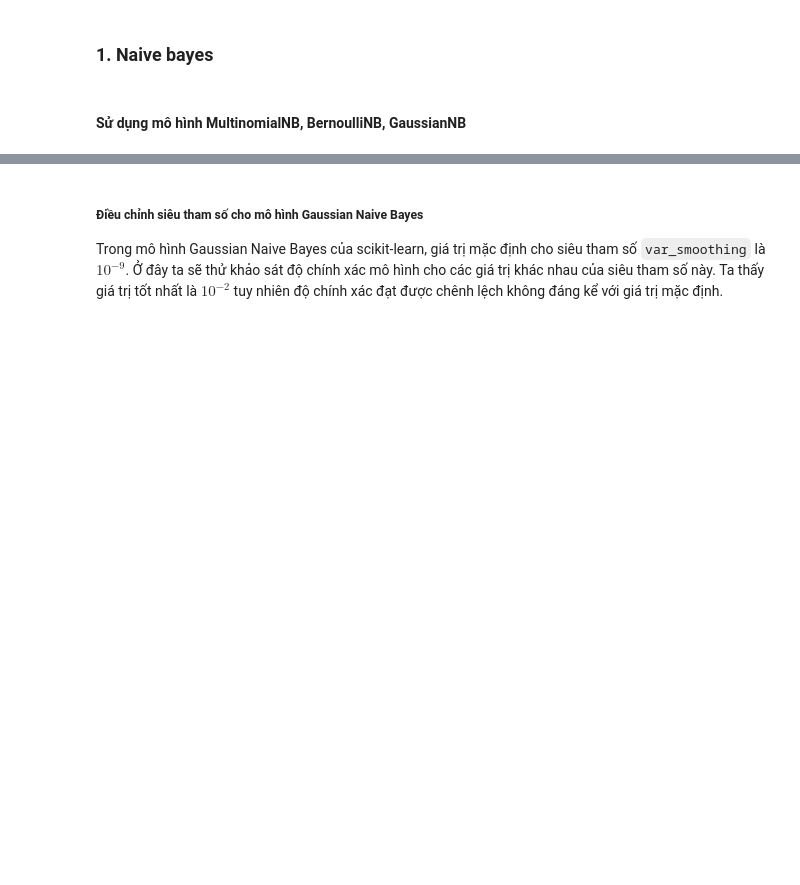
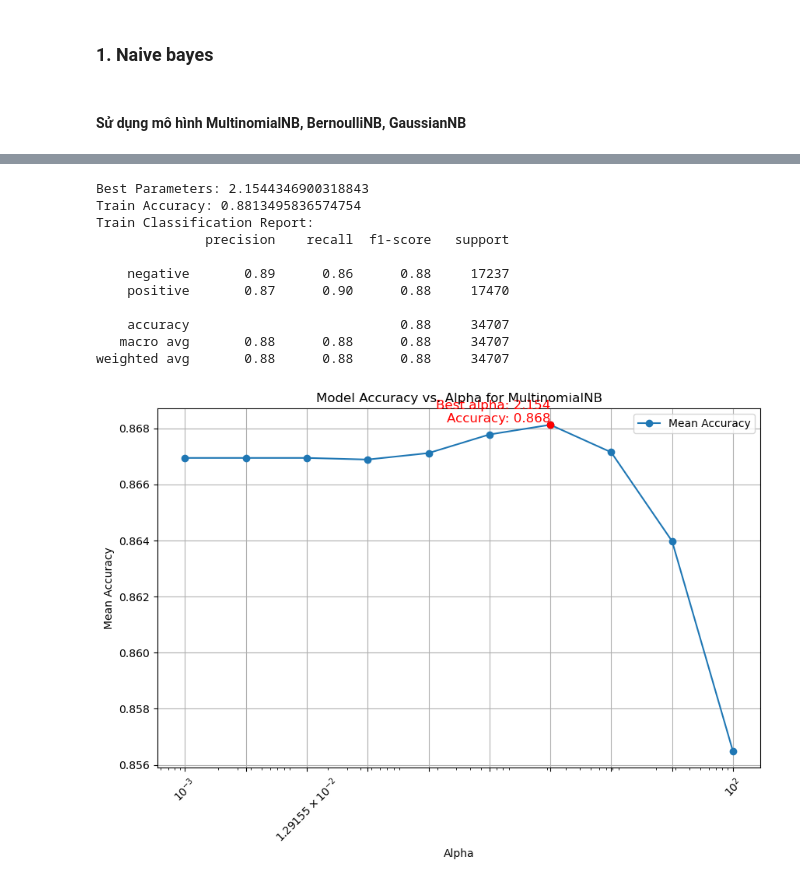
Before and after one commit to PhucLe1725/Group_4-Sentiment_Analysis, a Jupyter notebook: src/python/Naive_Bayes.ipynb, the cells around one changed output, grey strips where cells are left out. Cells and saved outputs as stored; diff of their text form; code cells hidden in the pictures; blank space fills up the shorter version.

```diff
--- a/src/python/Naive_Bayes.ipynb
+++ b/src/python/Naive_Bayes.ipynb
@@ -38,11 +38,10 @@ from sklearn.metrics import accuracy_score, classification_report
 # %%
 # Chuyển dữ liệu sang đặc trưng số sử dụng TF-IDF
 tfidf = TfidfVectorizer(max_features=10000, ngram_range=(1, 2))
+X = tfidf.fit_transform(data['Processed_Review']).toarray()
+# Chia data thành các tập train và test
+y = data['sentiment']
+X_train, X_test, y_train, y_test = train_test_split(X, y, test_size=0.3, random_state=1)
-# %%
-# Chia data thành các tập train và test
-X = tfidf.fit_transform(data['Processed_Review']).toarray()
-y = data['sentiment']
-X_train, X_test, y_train, y_test = train_test_split(X, y, test_size=0.2, random_state=1)
 # %% [markdown]
 ## Các mô hình
 # %% [markdown]
@@ -97,6 +96,71 @@ weighted avg       0.87      0.87      0.87      9917
 
 
 ------------------------------
-# %% [markdown]
-##### Điều chỉnh siêu tham số cho mô hình Gaussian Naive Bayes
-Trong mô hình Gaussian Naive Bayes của scikit-learn, giá trị mặc định cho siêu tham số `var_smoothing` là $10^{-9}$. Ở đây ta sẽ thử khảo sát độ chính xác mô hình cho các giá trị khác nhau của siêu tham số này. Ta thấy giá trị tốt nhất là $10^{-2}$ tuy nhiên độ chính xác đạt được chênh lệch không đáng kể với giá trị mặc định.
+# %%
+import numpy as np
+import matplotlib.pyplot as plt
+from sklearn.model_selection import GridSearchCV
+from sklearn.metrics import accuracy_score, classification_report
+from sklearn.naive_bayes import MultinomialNB
+
+# Định nghĩa các giá trị của siêu tham số alpha
+parameters = {'alpha': np.logspace(-3, 2, num=10)}
+
+# Tạo mô hình Multinomial Naive Bayes
+mnb = MultinomialNB()
+
+# Sử dụng GridSearchCV để tìm kiếm siêu tham số tốt nhất trên tập train với 5-fold cross-validation
+clf = GridSearchCV(mnb, parameters, cv=10)
+clf.fit(X_train, y_train)
+
+# Lấy giá trị alpha tốt nhất từ GridSearchCV
+best_alpha = clf.best_params_['alpha']
+
+# Đánh giá mô hình trên tập train với alpha tốt nhất
+best_mnb = MultinomialNB(alpha=best_alpha)
+best_mnb.fit(X_train, y_train)
+y_train_pred = best_mnb.predict(X_train)
+
+# Đánh giá mô hình
+train_accuracy = accuracy_score(y_train, y_train_pred)
+train_report = classification_report(y_train, y_train_pred)
+
+print(f"Best Parameters: {clf.best_params_['alpha']}")
+print(f'Train Accuracy: {train_accuracy}')
+print('Train Classification Report:')
+print(train_report)
+
+# Vẽ biểu đồ độ chính xác trung bình so với các giá trị alpha
+mean_accuracy = clf.cv_results_['mean_test_score']
+alpha_values = parameters['alpha']
+
+plt.figure(figsize=(10, 6))
+plt.plot(alpha_values, mean_accuracy, marker='o', label='Mean Accuracy')
+
+# Highlight the best alpha value
+best_accuracy = max(mean_accuracy)
+plt.scatter([best_alpha], [best_accuracy], color='red', zorder=5)
+plt.text(best_alpha, best_accuracy, f'Best alpha: {best_alpha:.3f}\nAccuracy: {best_accuracy:.3f}',
+         horizontalalignment='right', verticalalignment='bottom', fontsize=12, color='red')
+
+plt.title('Model Accuracy vs. Alpha for MultinomialNB')
+plt.xlabel('Alpha')
+plt.ylabel('Mean Accuracy')
+plt.xscale('log')
+plt.xticks(alpha_values, rotation=45)
+plt.grid()
+plt.legend()
+plt.show()
+# %% [output]
+Best Parameters: 2.1544346900318843
+Train Accuracy: 0.8813495836574754
+Train Classification Report:
+              precision    recall  f1-score   support
+
+    negative       0.89      0.86      0.88     17237
+    positive       0.87      0.90      0.88     17470
+
+    accuracy                           0.88     34707
+   macro avg       0.88      0.88      0.88     34707
+weighted avg       0.88      0.88      0.88     34707
+[figure, added]
```
Also changed, not shown: parts of 7 cells of this notebook.
